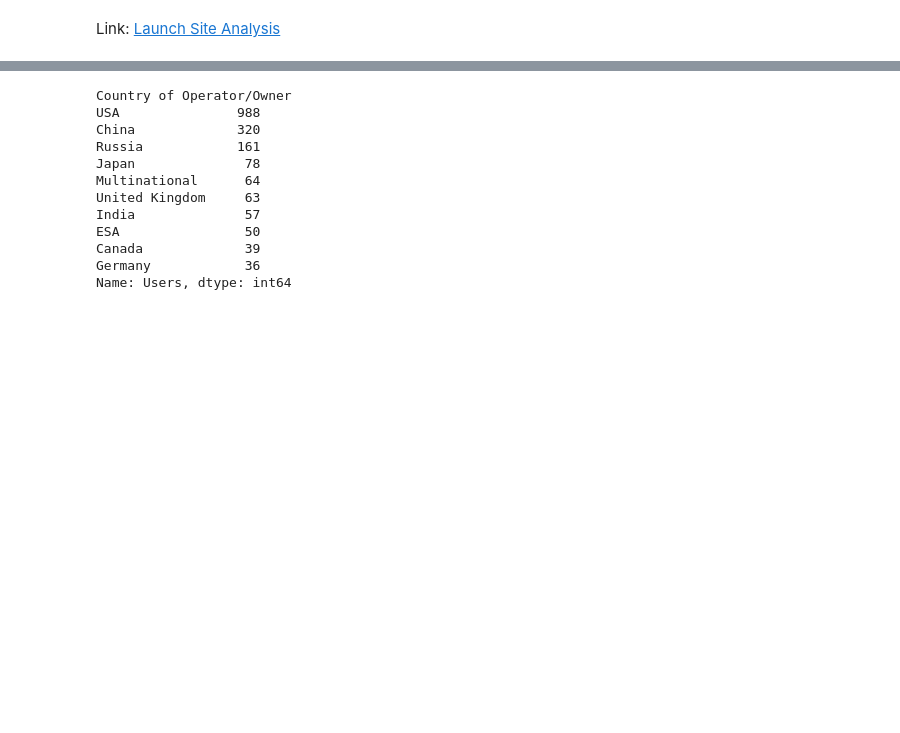
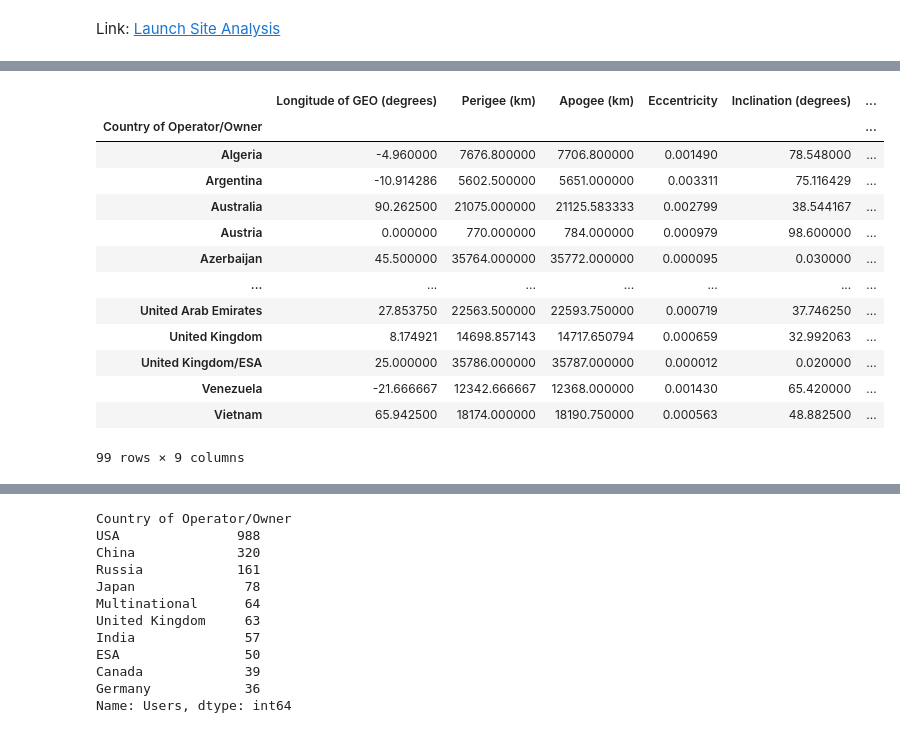
Before and after one commit to GateraGael/Data-Science-Life-Cycle-Global-Rocket-Launch-Study, a Jupyter notebook: Aerospace_Launch_Business_Data_Analysis.ipynb, the cells around one changed output, grey strips where cells are left out. Drawn from its saved outputs; the diff is of its cells as text; code cells hidden in the pictures; blank space fills up the shorter version.

```diff
--- a/Aerospace_Launch_Business_Data_Analysis.ipynb
+++ b/Aerospace_Launch_Business_Data_Analysis.ipynb
@@ -486,0 +593,17 @@ UCS_df.head()
+# %%
+UCS_df.groupby("Country of Operator/Owner").mean()
+# %% [output]
+|  | Longitude of GEO (degrees) | Perigee (km) | Apogee (km) | Eccentricity | Inclination (degrees) | ... |
+| Country of Operator/Owner |  |  |  |  |  | ... |
+| Algeria | -4.960000 | 7676.800000 | 7706.800000 | 0.001490 | 78.548000 | ... |
+| Argentina | -10.914286 | 5602.500000 | 5651.000000 | 0.003311 | 75.116429 | ... |
+| Australia | 90.262500 | 21075.000000 | 21125.583333 | 0.002799 | 38.544167 | ... |
+| Austria | 0.000000 | 770.000000 | 784.000000 | 0.000979 | 98.600000 | ... |
+| Azerbaijan | 45.500000 | 35764.000000 | 35772.000000 | 0.000095 | 0.030000 | ... |
+| ... | ... | ... | ... | ... | ... | ... |
+| United Arab Emirates | 27.853750 | 22563.500000 | 22593.750000 | 0.000719 | 37.746250 | ... |
+| United Kingdom | 8.174921 | 14698.857143 | 14717.650794 | 0.000659 | 32.992063 | ... |
+| United Kingdom/ESA | 25.000000 | 35786.000000 | 35787.000000 | 0.000012 | 0.020000 | ... |
+| Venezuela | -21.666667 | 12342.666667 | 12368.000000 | 0.001430 | 65.420000 | ... |
+| Vietnam | 65.942500 | 18174.000000 | 18190.750000 | 0.000563 | 48.882500 | ... |
+99 rows × 9 columns
```
Also changed, not shown: parts of 61 cells of this notebook.
